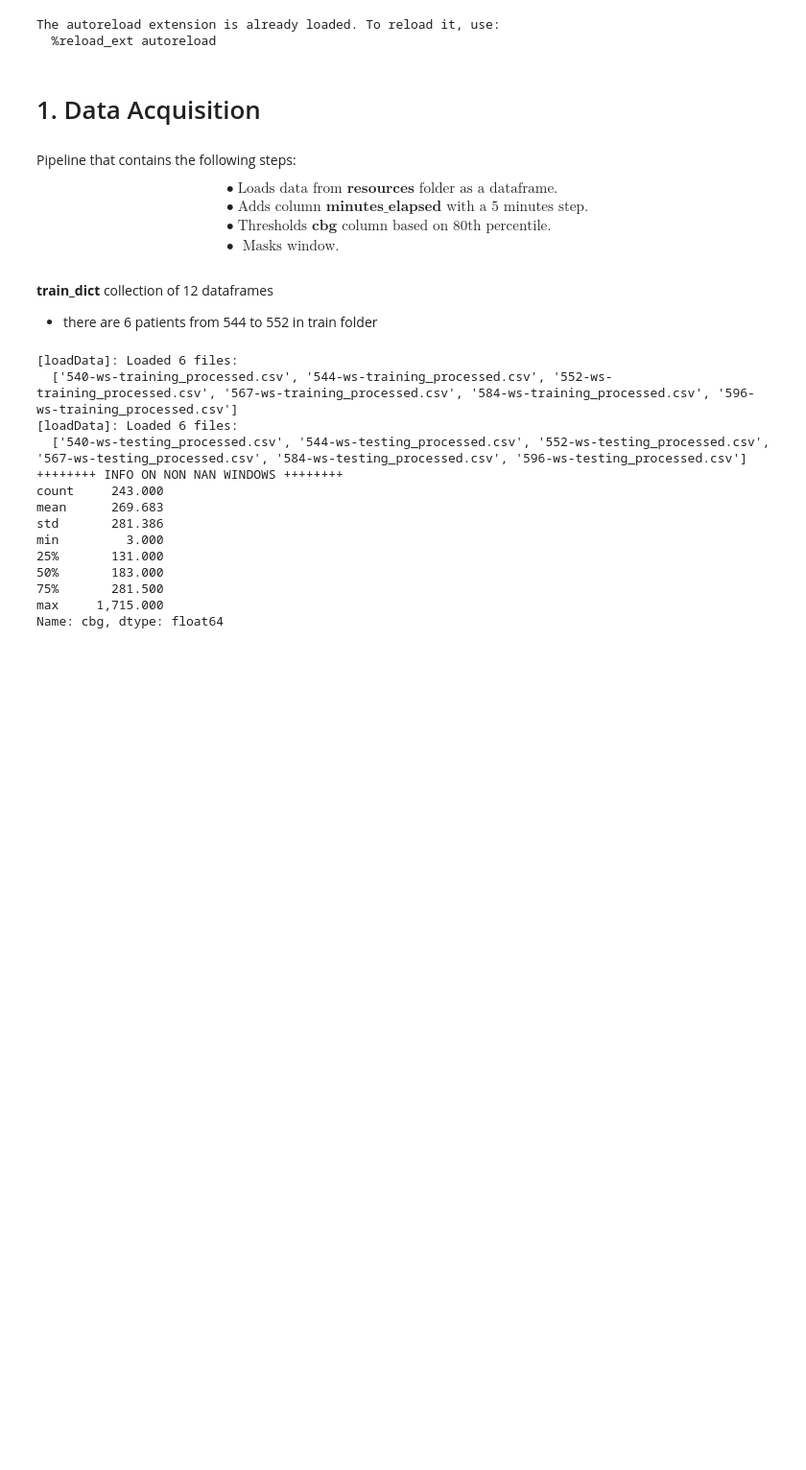
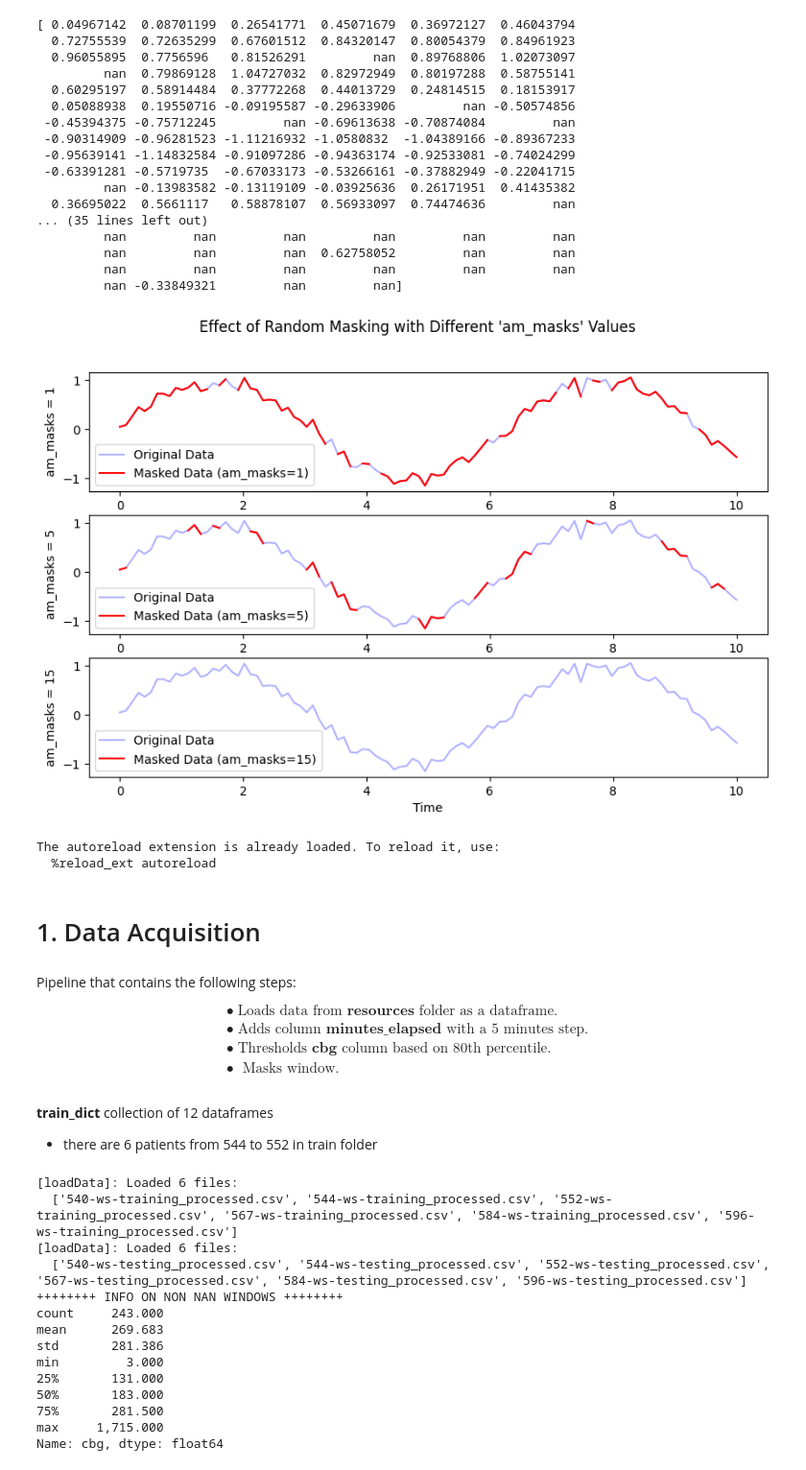
Before and after one commit to tudi72/2024_DIABETES_PROJECT, a Jupyter notebook: 2024_DDDM_pipeline.ipynb, the cells around one changed output. Shown at 96% size. Cells and saved outputs as stored; diff of their text form; code cells hidden in the pictures; blank space fills up the shorter version.

```diff
--- a/2024_DDDM_pipeline.ipynb
+++ b/2024_DDDM_pipeline.ipynb
@@ -1,3 +1,59 @@
+# %%
+import numpy as np
+import matplotlib.pyplot as plt
+
+# Generate a simple time series data (e.g., a sine wave with some noise)
+np.random.seed(42)  # For reproducibility
+time = np.linspace(0, 10, 100)
+data = np.sin(time) + np.random.normal(scale=0.1, size=time.shape)
+
+# Function to apply random masks to the data
+def apply_random_masks(data, am_masks=15):
+    masked_data = data.copy()
+    for _ in range(am_masks):
+        mask = np.random.choice([True, False], size=data.shape, p=[0.1, 0.9])  # Masking 10% of the data
+        masked_data[mask] = np.nan  # Apply mask by setting some values to NaN
+    return masked_data
+
+# Visualize the original data vs masked data
+def visualize_masking_effect(data, am_masks_list):
+    fig, axes = plt.subplots(len(am_masks_list), 1, figsize=(10, 6))
+    fig.suptitle("Effect of Random Masking with Different 'am_masks' Values")
+
+    for i, am_masks in enumerate(am_masks_list):
+        masked_data = apply_random_masks(data, am_masks)
+        axes[i].plot(time, data, label="Original Data", color="blue", alpha=0.3)
+        print(masked_data)
+        axes[i].plot(time, masked_data, label=f"Masked Data (am_masks={am_masks})", color="red")
+
+        axes[i].set_ylabel(f"am_masks = {am_masks}")
+        axes[i].legend()
+
+    plt.xlabel("Time")
+    plt.show()
+
+# Testing with different values for 'am_masks'
+am_masks_list = [1, 5, 15]
+visualize_masking_effect(data, am_masks_list)
+# %% [output]
+[ 0.04967142  0.08701199  0.26541771  0.45071679  0.36972127  0.46043794
+  0.72755539  0.72635299  0.67601512  0.84320147  0.80054379  0.84961923
+  0.96055895  0.7756596   0.81526291         nan  0.89768806  1.02073097
+         nan  0.79869128  1.04727032  0.82972949  0.80197288  0.58755141
+  0.60295197  0.58914484  0.37772268  0.44013729  0.24814515  0.18153917
+  0.05088938  0.19550716 -0.09195587 -0.29633906         nan -0.50574856
+ -0.45394375 -0.75712245         nan -0.69613638 -0.70874084         nan
+ -0.90314909 -0.96281523 -1.11216932 -1.0580832  -1.04389166 -0.89367233
+ -0.95639141 -1.14832584 -0.91097286 -0.94363174 -0.92533081 -0.74024299
+ -0.63391281 -0.5719735  -0.67033173 -0.53266161 -0.37882949 -0.22041715
+         nan -0.13983582 -0.13119109 -0.03925636  0.26171951  0.41435382
+  0.36695022  0.5661117   0.58878107  0.56933097  0.74474636         nan
+... (35 lines left out)
+         nan         nan         nan         nan         nan         nan
+         nan         nan         nan  0.62758052         nan         nan
+         nan         nan         nan         nan         nan         nan
+         nan -0.33849321         nan         nan]
+[figure, added]
 # %%
 %load_ext autoreload
 %autoreload 2
```
Also changed, not shown: parts of 14 cells of this notebook, 3 other files.
